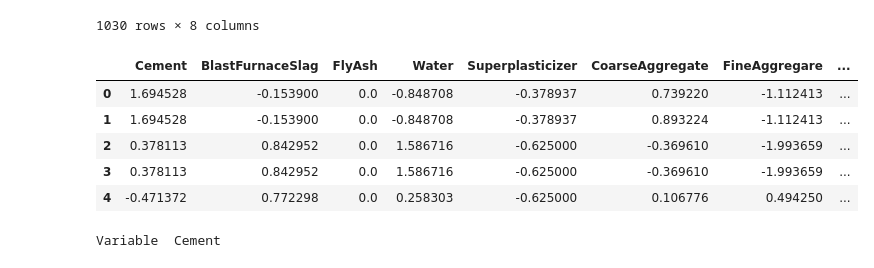
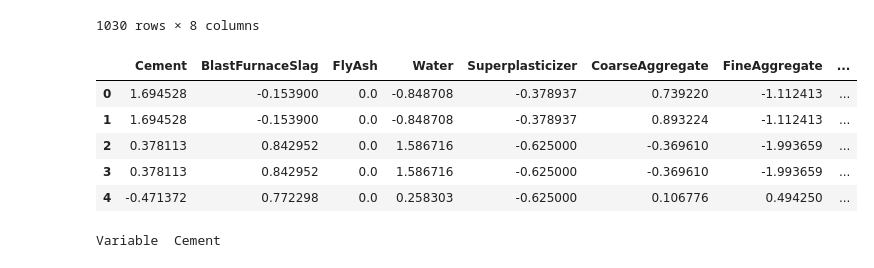
Before and after one commit to Ananjou/Memoire_Master2, a Jupyter notebook: mon_pipeline.ipynb, the cells around one changed output. Saved outputs shown, nothing was run; the diff lists cells and outputs as text; code cells hidden in the pictures.

```diff
--- a/mon_pipeline.ipynb
+++ b/mon_pipeline.ipynb
@@ -26,7 +26,7 @@ df.head(10)
 # %%
 # Renommage des noms des variables caracteristiques
 req_col_names = ["Cement", "BlastFurnaceSlag", "FlyAsh", "Water", "Superplasticizer",
-                 "CoarseAggregate", "FineAggregare", "Age", "CC_Strength"]
+                 "CoarseAggregate", "FineAggregate", "Age", "CC_Strength"]
 curr_col_names = list(df.columns)
 
 mapper = {}
@@ -124,18 +124,18 @@ norm_data
 1030 rows × 8 columns
 # %%
 req_col_names = ["Cement", "BlastFurnaceSlag", "FlyAsh", "Water", "Superplasticizer",
-                 "CoarseAggregate", "FineAggregare", "Age"]
+                 "CoarseAggregate", "FineAggregate", "Age"]
 curr_col_names = list(norm_data.columns)
 
 mapper = {}
 for i, name in enumerate(curr_col_names):
     mapper[name] = req_col_names[i]
 
 normData = norm_data.rename(columns=mapper)
 
 normData.head()
 # %% [output]
-|  | Cement | BlastFurnaceSlag | FlyAsh | Water | Superplasticizer | CoarseAggregate | FineAggregare | ... |
+|  | Cement | BlastFurnaceSlag | FlyAsh | Water | Superplasticizer | CoarseAggregate | FineAggregate | ... |
 | 0 | 1.694528 | -0.153900 | 0.0 | -0.848708 | -0.378937 | 0.739220 | -1.112413 | ... |
 | 1 | 1.694528 | -0.153900 | 0.0 | -0.848708 | -0.378937 | 0.893224 | -1.112413 | ... |
 | 2 | 0.378113 | 0.842952 | 0.0 | 1.586716 | -0.625000 | -0.369610 | -1.993659 | ... |
```
Also changed, not shown: parts of 34 cells of this notebook, 8 other files.
